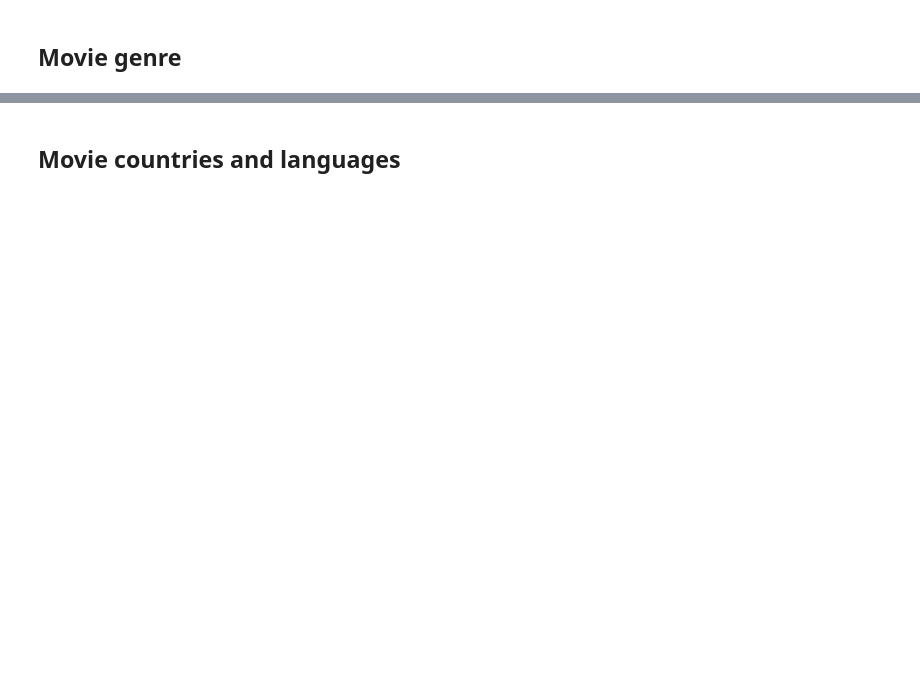
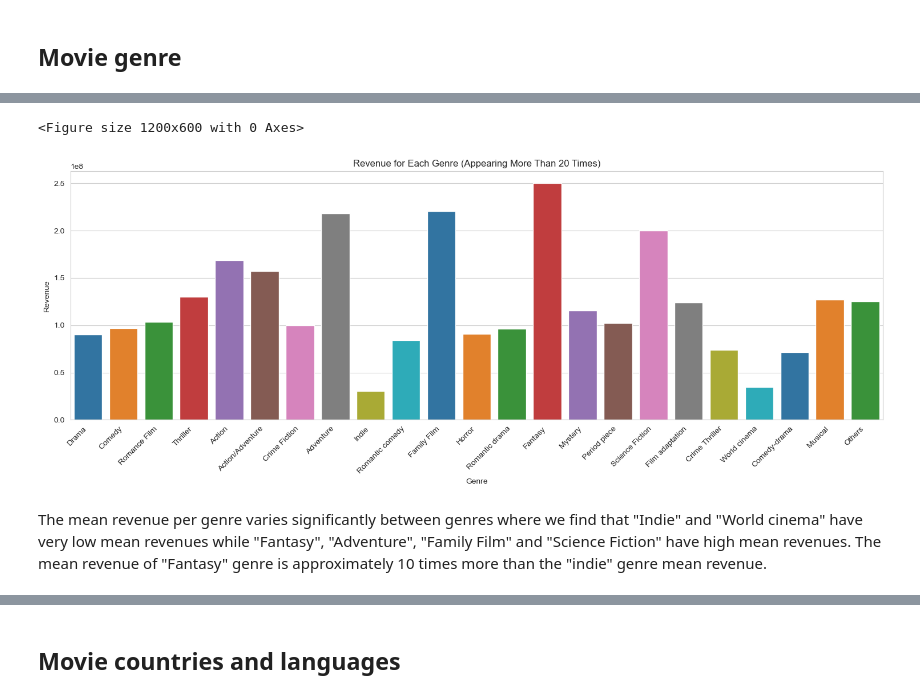
Before and after one commit to epfl-ada/ada-2023-project-adaflix, a Jupyter notebook: milestone_3.ipynb, the cells around one changed output, grey strips where cells are left out. Drawn from its saved outputs; the diff is of its cells as text; code cells hidden in the pictures; blank space fills up the shorter version.

```diff
--- a/milestone_3.ipynb
+++ b/milestone_3.ipynb
@@ -642,0 +716,18 @@ plt.show()
+# %%
+# List of genres you are considering
+list_of_genres = np.array(top_movie_genres_df['Genres'])
+
+# Calculate the average revenue of genres not in the list
+others_revenue = (np.sum(other_movie_genre['mean']* other_movie_genre['count'])) / other_movie_genre['count'].sum()
+
+# Calculate the counts of genres not in the list
+others_count = other_movie_genre['count'].sum()
+
+# Create a new row for 'Others' with the calculated average revenue
+others_row = pd.DataFrame({'Genres': ['Others'], 'count': [others_count], 'mean': [others_revenue]})
+
+# Concatenate the new row to the existing DataFrame
+movie_genres_categories = pd.concat([top_movie_genres_df, others_row], ignore_index=True)
+
+# Display the updated DataFrame
+movie_genres_categories
@@ -643 +752,25 @@ plt.show()
+# %%
+# Plotting
+plt.figure(figsize=(12, 6))
+# Use different colors for each genre
+colors = plt.cm.tab10.colors
+
+# Set up a multi-plot grid
+fig, ax = plt.subplots(1, 1, figsize=(15, 6))
+
+# Create a bar plot
+sns.barplot(x='Genres', y='mean', data=movie_genres_categories, ci=95, capsize=.2, palette=colors, ax=ax)
+plt.xlabel('Genre')
+plt.ylabel('Revenue')
+plt.title('Revenue for Each Genre (Appearing More Than 20 Times)')
+plt.xticks(rotation=45, ha='right')
+plt.tight_layout()
+
+# Show the plot
+plt.show()
+# %% [output]
+<Figure size 1200x600 with 0 Axes>
+[figure, added]
+# %% [markdown]
+The mean revenue per genre varies significantly between genres where we find that "Indie" and "World cinema" have very low mean revenues while "Fantasy", "Adventure", "Family Film" and "Science Fiction" have high mean revenues. The mean revenue of "Fantasy" genre is approximately 10 times more than the "indie" genre mean revenue.
 # %%
```
Also changed, not shown: parts of 83 cells of this notebook.
